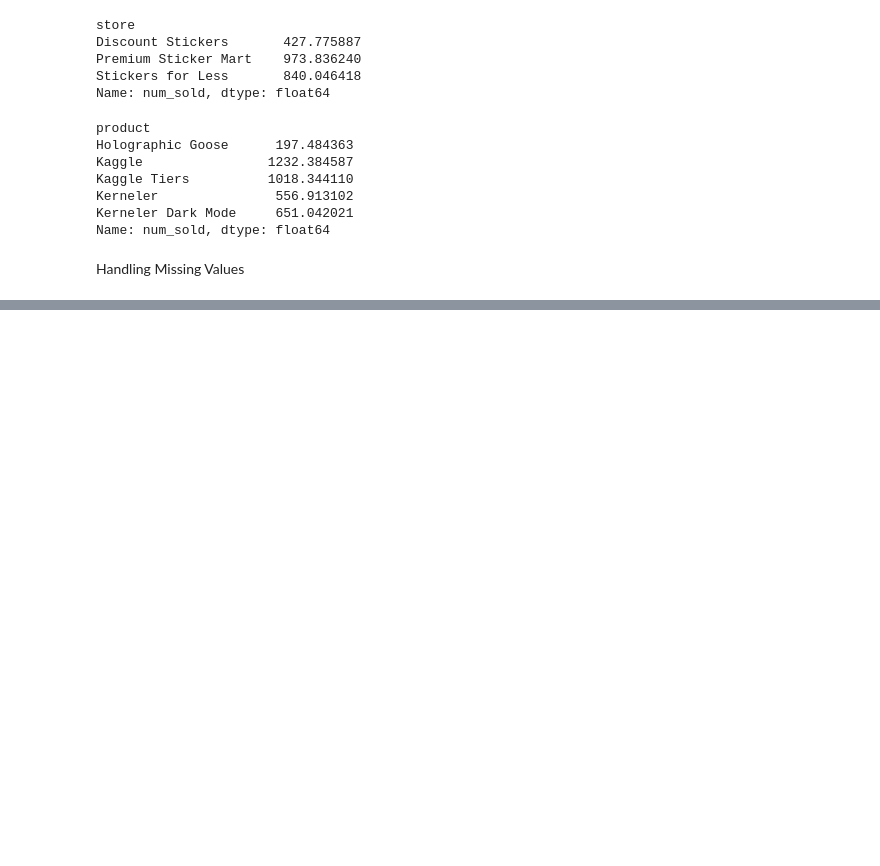
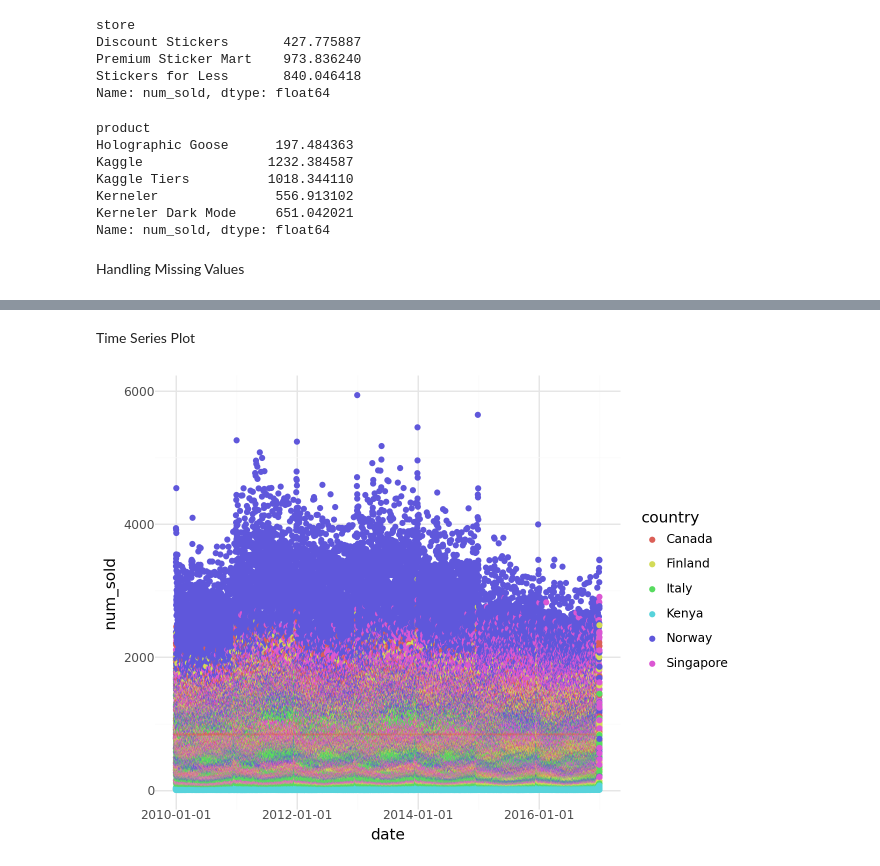
Before and after one commit to omjadhav9271/Forecasting-Sales, a Jupyter notebook: nb01.ipynb, the cells around one changed output, grey strips where cells are left out. Drawn from its saved outputs; the diff is of its cells as text; code cells hidden in the pictures; blank space fills up the shorter version.

```diff
--- a/nb01.ipynb
+++ b/nb01.ipynb
@@ -208,0 +218,6 @@ Handling Missing Values
+# %% [markdown]
+Time Series Plot
+# %%
+ggplot(train_df, aes(x='date', y='num_sold',group='country' ,color='country'))+geom_point()+ theme_minimal()
+# %% [output]
+[figure, added]
```
Also changed, not shown: parts of 11 cells of this notebook.
